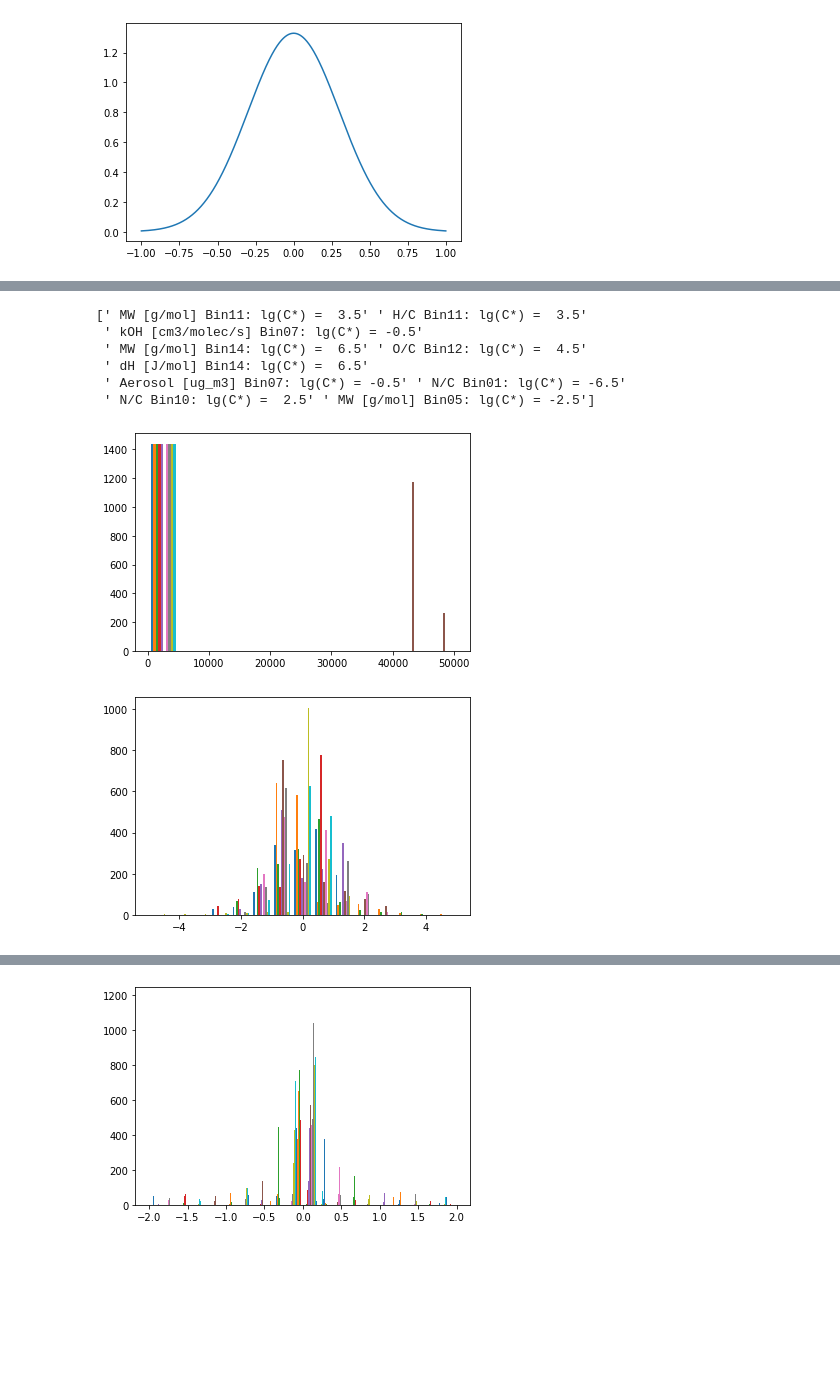
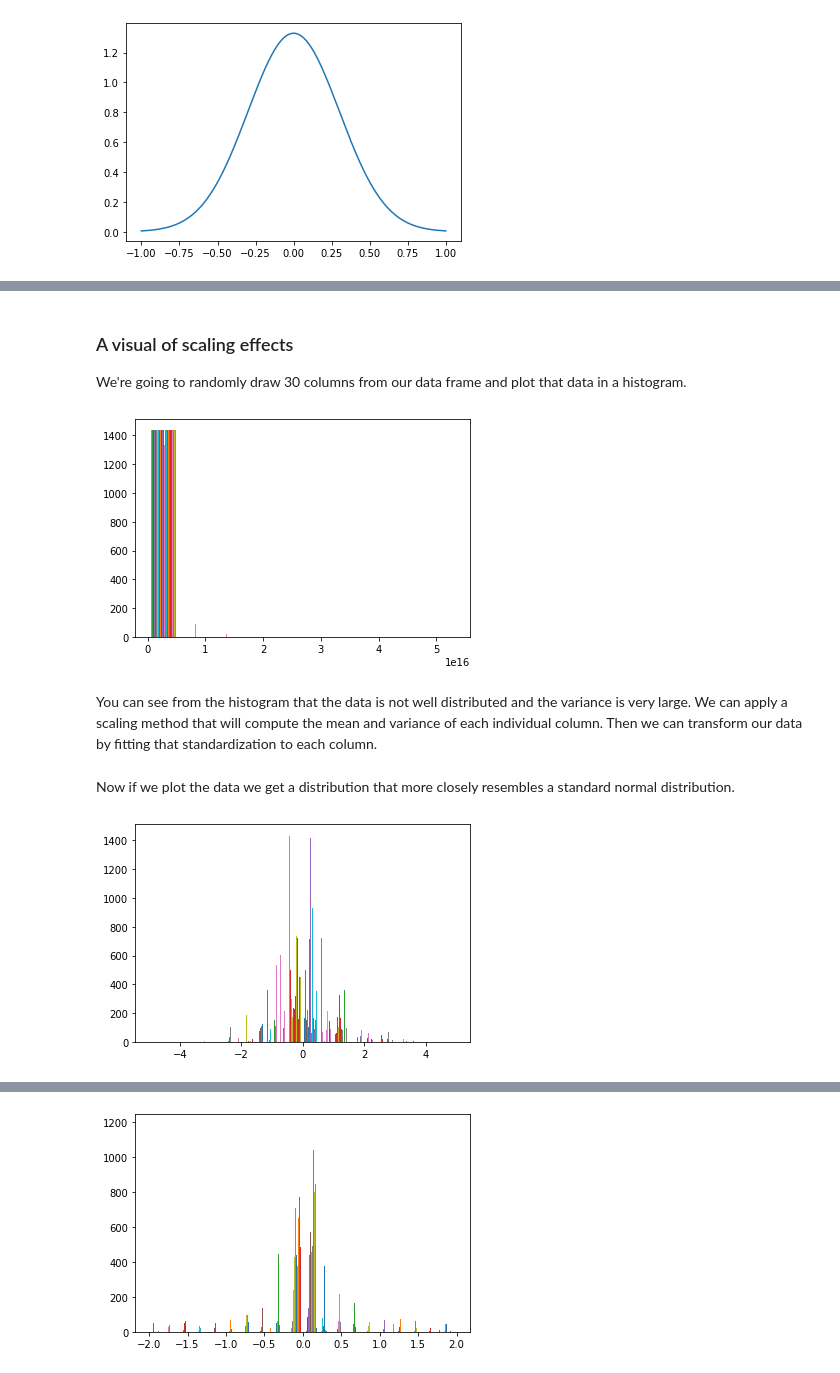
Before and after one commit to NCAR/ai4essportal, a Jupyter notebook: data_exploration.ipynb, the cells around one changed output, grey strips where cells are left out. Saved outputs shown, nothing was run; the diff lists cells and outputs as text; code cells hidden in the pictures; blank space fills up the shorter version.

```diff
--- a/data_exploration.ipynb
+++ b/data_exploration.ipynb
@@ -88,17 +77,16 @@ plt.show()
+# %% [markdown]
+### A visual of scaling effects
+
+We're going to randomly draw 30 columns from our data frame and plot that data in a histogram.
 # %%
-sample = np.random.choice(dataFrame.columns, size = 10)
-print(sample)
+np.random.seed(1234)
+sample = np.random.choice(dataFrame.columns, size = 30)
-# %% [output]
-[' MW [g/mol] Bin11: lg(C*) =  3.5' ' H/C Bin11: lg(C*) =  3.5'
- ' kOH [cm3/molec/s] Bin07: lg(C*) = -0.5'
- ' MW [g/mol] Bin14: lg(C*) =  6.5' ' O/C Bin12: lg(C*) =  4.5'
- ' dH [J/mol] Bin14: lg(C*) =  6.5'
- ' Aerosol [ug_m3] Bin07: lg(C*) = -0.5' ' N/C Bin01: lg(C*) = -6.5'
- ' N/C Bin10: lg(C*) =  2.5' ' MW [g/mol] Bin05: lg(C*) = -2.5']
 # %%
 sampled_data = dataFrame.loc[:,sample]
 _ = plt.hist(sampled_data)
 # %% [output]
-[figure, old version]
+[figure, new version]
+# %% [markdown]
+You can see from the histogram that the data is not well distributed and the variance is very large. We can apply a scaling method that will compute the mean and variance of each individual column. Then we can transform our data by fitting that standardization to each column.
 # %%
 scaler = StandardScaler()
@@ -106,5 +98,7 @@ scaler  = scaler.fit(sampled_data)
 sampled_data_scaled = scaler.transform(sampled_data)
+# %% [markdown]
+Now if we plot the data we get a distribution that more closely resembles a standard normal distribution.
 # %%
-_ = plt.hist(sampled_data_scaled, bins = 15, range = [-5,5])
+_ = plt.hist(sampled_data_scaled, bins = 20, range = [-5,5])
 # %% [output]
-[figure, old version]
+[figure, new version]
```
Also changed, not shown: parts of 28 cells of this notebook.
